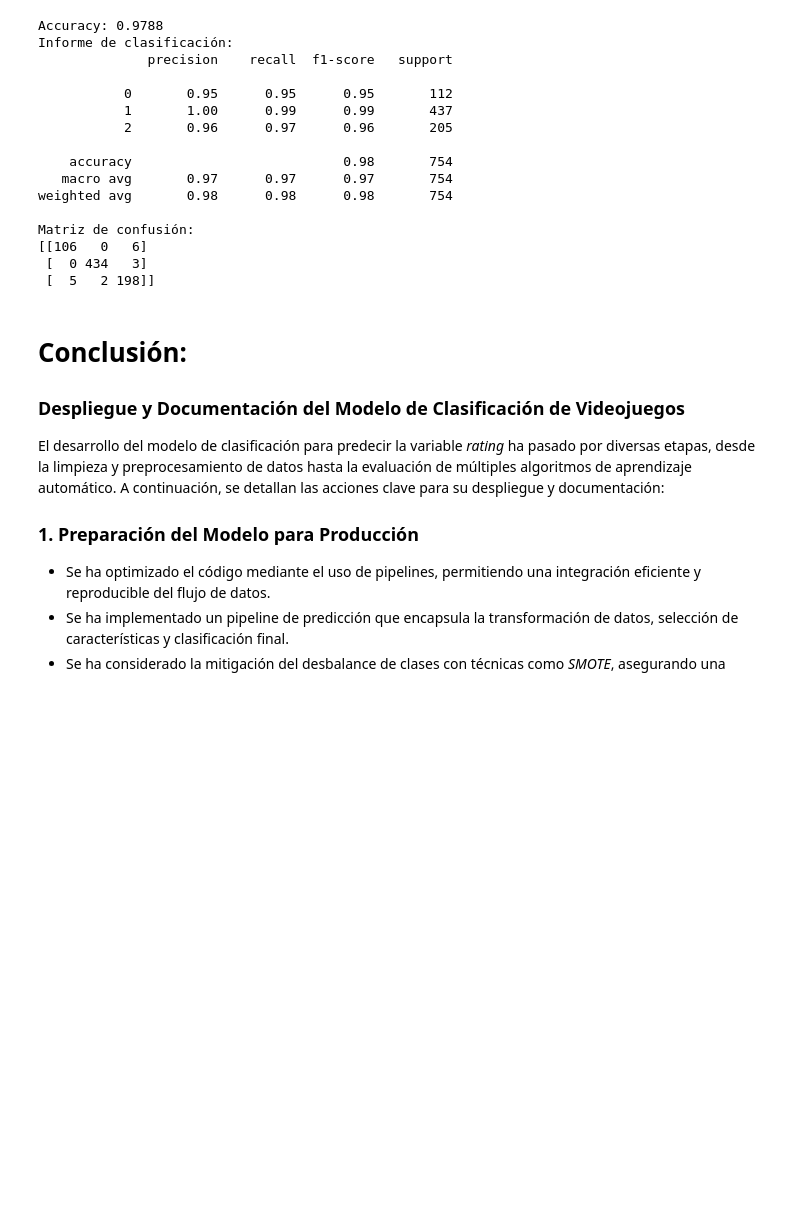
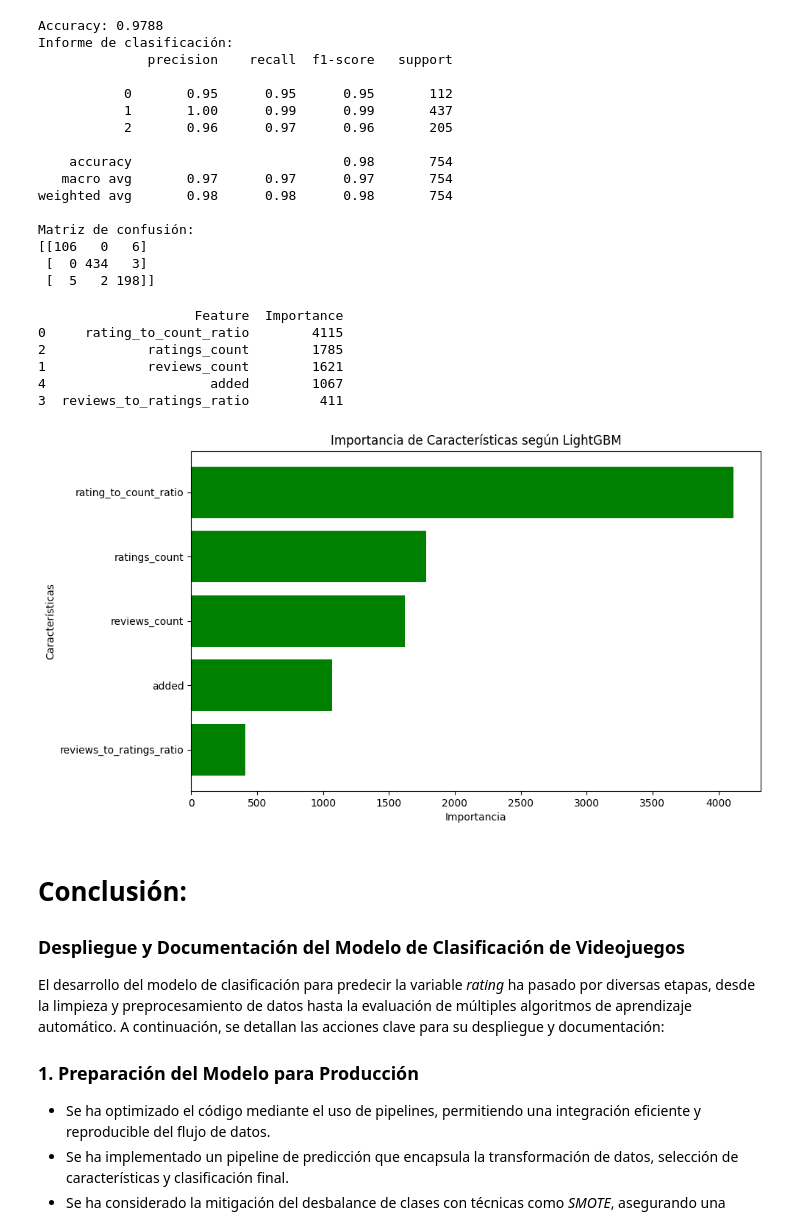
Before and after one commit to andreszaragoza/ML, a Jupyter notebook: notebooks/Procesado_final.ipynb, the cells around one changed output. Saved outputs shown, nothing was run; the diff lists cells and outputs as text; code cells hidden in the pictures; blank space fills up the shorter version.

```diff
--- a/notebooks/Procesado_final.ipynb
+++ b/notebooks/Procesado_final.ipynb
@@ -1209,6 +1257,33 @@ Matriz de confusión:
 [[106   0   6]
  [  0 434   3]
  [  5   2 198]]
+# %%
+# Obtener la importancia de características del modelo LightGBM que entrenaste
+feature_importance = best_model.feature_importances_  # Asegúrate de que tu modelo se llame 'lgbm_model'
+
+# Crear un DataFrame con los valores
+importance_df = pd.DataFrame({'Feature': X_train.columns, 'Importance': feature_importance})
+importance_df = importance_df.sort_values(by='Importance', ascending=False)
+
+# Mostrar los valores en tabla
+print(importance_df)
+
+# Graficar la importancia de características
+plt.figure(figsize=(10, 6))
+plt.barh(importance_df['Feature'], importance_df['Importance'], color='green')
+plt.xlabel("Importancia")
+plt.ylabel("Características")
+plt.title("Importancia de Características según LightGBM")
+plt.gca().invert_yaxis()  # Invertir el eje para que la más importante esté arriba
+plt.show()
+# %% [output]
+                    Feature  Importance
+0     rating_to_count_ratio        4115
+2             ratings_count        1785
+1             reviews_count        1621
+4                     added        1067
+3  reviews_to_ratings_ratio         411
+[figure, added]
 # %% [markdown]
 # Conclusión:
 
```
Also changed, not shown: parts of 9 cells of this notebook.
